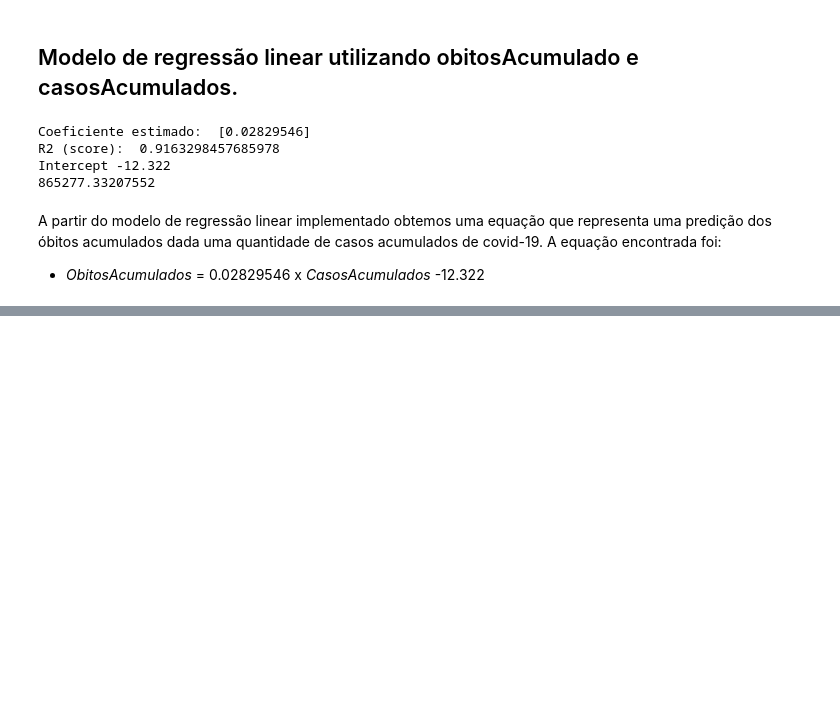
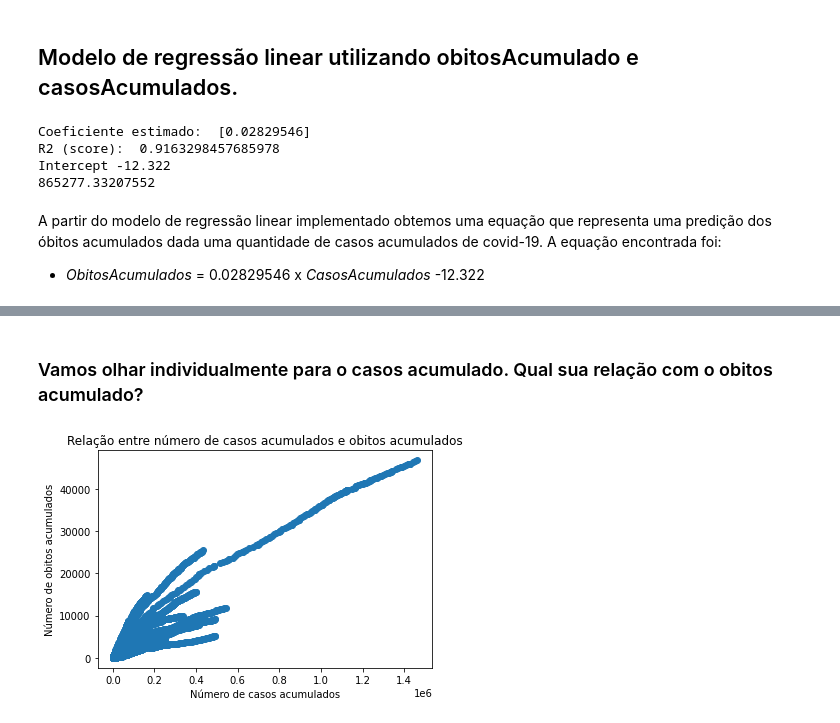
Before and after one commit to GabriellMiranda/TP-Dados-Analise-de-dados-de-covid, a Jupyter notebook: Trabalho_de_Dados.ipynb, the cells around one changed output, grey strips where cells are left out. Saved outputs shown, nothing was run; the diff lists cells and outputs as text; code cells hidden in the pictures; blank space fills up the shorter version.

```diff
--- a/Trabalho_de_Dados.ipynb
+++ b/Trabalho_de_Dados.ipynb
@@ -1067,0 +1162,10 @@ A partir do modelo de regressão linear implementado obtemos uma equação que r
+# %% [markdown]
+### Vamos olhar individualmente para o casos acumulado. Qual sua relação com o obitos acumulado?
+# %%
+plt.scatter(RegioesBrasil2020.casosAcumulado, RegioesBrasil2020.obitosAcumulado)
+plt.xlabel('Número de casos acumulados')
+plt.ylabel('Número de obitos acumulados')
+plt.title('Relação entre número de casos acumulados e obitos acumulados')
+plt.show()
+# %% [output]
+[figure, added]
```
Also changed, not shown: parts of 32 cells of this notebook.
